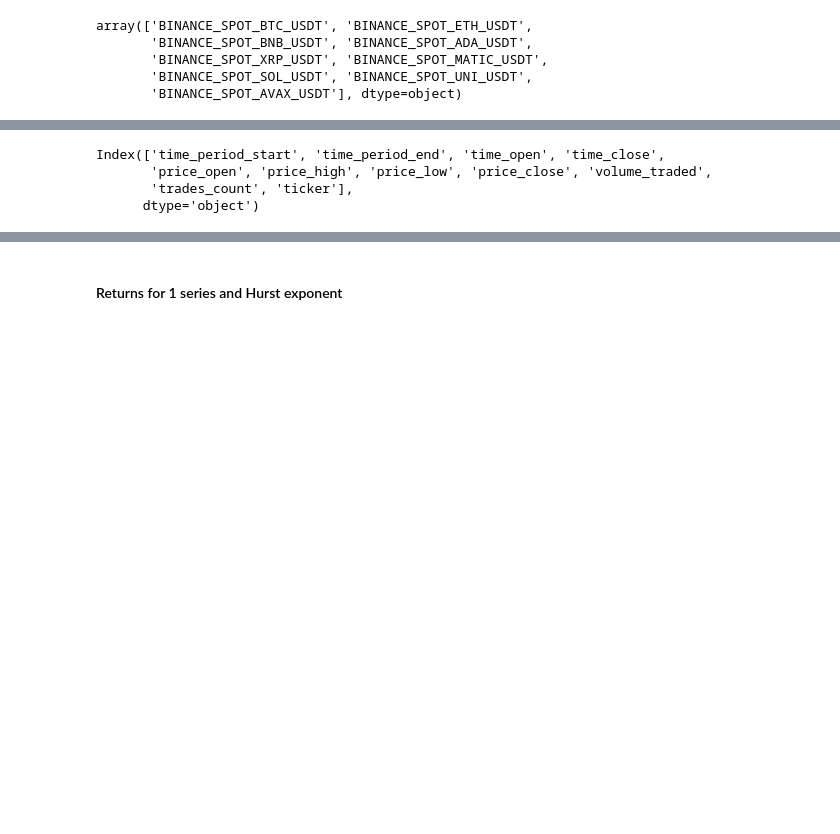
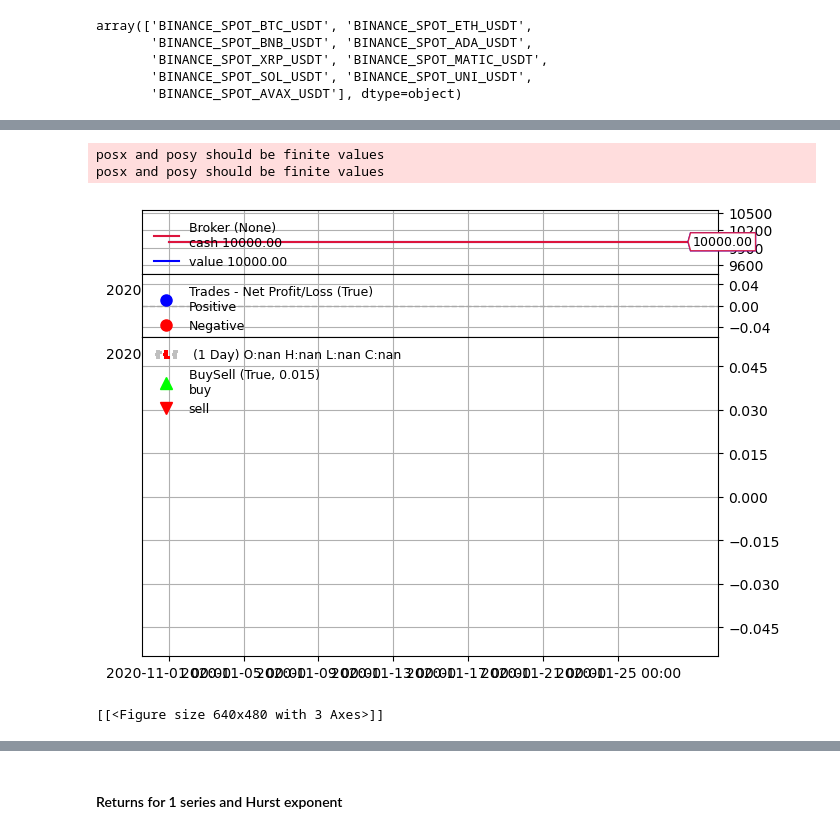
Before and after one commit to regression-gerry/hurst_capstone, a Jupyter notebook: notebooks/rescaled_range_analysis.ipynb, the cells around one changed output, grey strips where cells are left out. Drawn from its saved outputs; the diff is of its cells as text; code cells hidden in the pictures; blank space fills up the shorter version.

```diff
--- a/notebooks/rescaled_range_analysis.ipynb
+++ b/notebooks/rescaled_range_analysis.ipynb
@@ -4,11 +4,12 @@
 import pandas as pd
 import numpy as np
 import matplotlib.pyplot as plt
-import seaborn as sns
+# import seaborn as sns
 from scipy import stats
-sns.set_theme()
+# sns.set_theme()
 import backtrader as bt
 import backtrader.feeds as btfeed
+%matplotlib inline
 # %%
 # read spot data
 df_spot = pd.read_pickle('overall.pkl')
@@ -34,3 +37,4 @@ def df_select(path: str, ticker: str, start_date: str, data_point_num: int) -> p
 # %%
 test_data = df_select('overall.pkl', ticker='BINANCE_SPOT_BTC_USDT', start_date='2020-11-01', data_point_num=672)
+test_data = test_data[['time_period_start', 'ret']]
 test_data.set_index('time_period_start', inplace=True)
@@ -37,22 +51,14 @@ test_data.set_index('time_period_start', inplace=True)
 # %%
-cerebro = bt.Cerebro()
+# https://www.backtrader.com/docu/pandas-datafeed/pandas-datafeed/
+#
 class PandasData(bt.feeds.PandasData):
-    lines = ('time_period_start','price_close','ret')
+    lines = ('time_period_start','ret')
     params = (
         ('time_period_start', None),
-        ('price_close', None),
+        # ('price_close', 'price_close'),
         ('ret', 'ret'),
     )
 
 class St(bt.Strategy):
     def __init__(self):
         self.sma = bt.indicators.SimpleMovingAverage(self.data)
-
-data = PandasData(dataname=test_data)
-cerebro.adddata(data)
-# cerebro.addstrategy(St)
-cerebro.run()
-
-# Plot the result
-# cerebro.plot(style='bar')
-cerebro.plot(style='candle')
@@ -68,7 +65,15 @@ ValueError: Axis limits cannot be NaN or Inf
-# %%
-df_spot.columns
-# %% [output]
-Index(['time_period_start', 'time_period_end', 'time_open', 'time_close',
-       'price_open', 'price_high', 'price_low', 'price_close', 'volume_traded',
-       'trades_count', 'ticker'],
-      dtype='object')
+# %%
+cerebro = bt.Cerebro()
+data = PandasData(dataname=test_data)
+cerebro.adddata(data)
+# cerebro.addstrategy(St)
+cerebro.run()
+
+# Plot the result
+# cerebro.plot(style='bar')
+cerebro.plot(volume=False,iplot=False)
+# %% [output]
+posx and posy should be finite values
+posx and posy should be finite values
+[figure, added]
+[[<Figure size 640x480 with 3 Axes>]]
```
Also changed, not shown: parts of 6 cells of this notebook, 1 other file.
